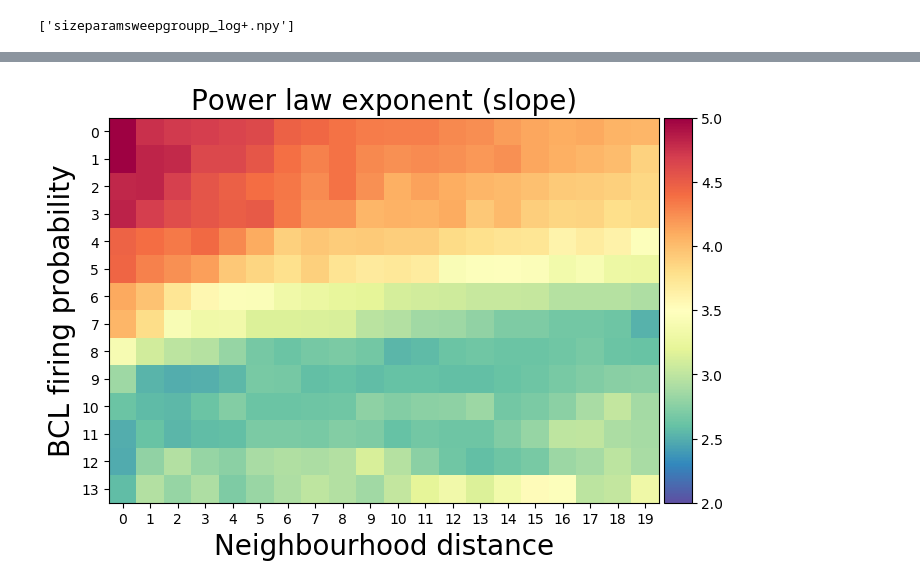
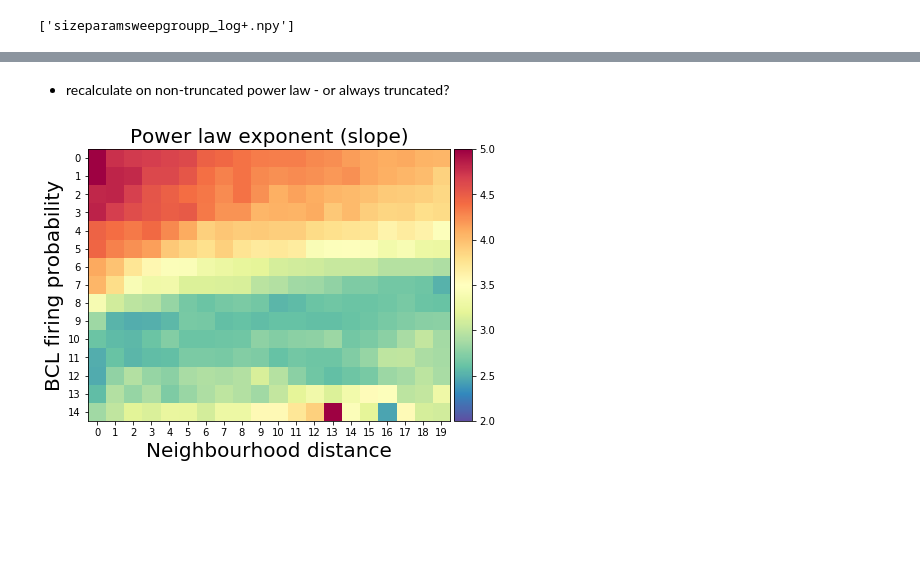
Before and after one commit to dafishcode/suite2p_analysis_py, a Jupyter notebook: avfig2.ipynb, the cells around one changed output, grey strips where cells are left out. Drawn from its saved outputs; the diff is of its cells as text; code cells hidden in the pictures; blank space fills up the shorter version.

```diff
--- a/avfig2.ipynb
+++ b/avfig2.ipynb
@@ -158,3 +92,21 @@ for i in range(shape):
 
 loc1 = np.where(error == heapq.nsmallest(1, error)[-1]) #smallest
 loc2 = np.where(error == heapq.nsmallest(8, error)[-1]) #second smallest
+# %%
+#Minimum variance
+from sklearn.metrics import mean_squared_error
+import heapq
+
+shape = (20*8)
+expsum = np.zeros((len(sparli),shape))
+var = np.full((shape), 1000.0)
+
+for i in range(shape):
+    for t in range(len(sparli)):
+        expsum[t,i] = np.load(sparli[t])[:newshape][i,2]
+    if np.isnan(np.sum(expsum)) == False:
+        var[i] = np.var(expsum[:,i])
+
+loc1 = np.where(var == heapq.nsmallest(1, var)[-1]) #smallest
+loc2 = np.where(var == heapq.nsmallest(2, var)[-1]) #smallest
+loc3 = np.where(var == heapq.nsmallest(3, var)[-1]) #smallest
@@ -161,32 +161,32 @@ loc2 = np.where(error == heapq.nsmallest(8, error)[-1]) #second smallest
+# %% [markdown]
+* recalculate on non-truncated power law - or always truncated?
 # %%
-#CALCULATE AVERAGE PLOT
-#-----------------------
-shape = np.load(sparli[0]).shape[0]
+#MINIMISE VARIANCE IN PARAMETERS - WITH SENSIBLE P-FIRING RANGE (0.470-0.610)
+#-----------------------------------------------------------------------------
+shape = (320)
 expsum = np.zeros((shape))
 for i in range(shape):
     evec = []
     for t in range(len(sparli)):
         evec = np.append(evec, np.load(sparli[t])[i,2])
     evec[np.where(np.isnan(evec) == True)[0]] = 0
     if np.sum(evec == 0) > 0: expsum[i] = np.sum(evec)/(len(evec) - np.sum(evec == 0))
     else: expsum[i] = np.sum(evec)/len(evec)
 
 from mpl_toolkits.axes_grid1 import make_axes_locatable
 f, ax = plt.subplots(figsize = (8,5))
 nnbs = 20
 bcls = np.int(expsum.shape[0]/nnbs)
 expav = expsum.reshape((bcls,nnbs))
-plot1 = ax.imshow(expav[:14], cmap = 'Spectral_r', vmin = 2, vmax = 5)
+plot1 = ax.imshow(expav[:15,:], cmap = 'Spectral_r', vmin = 2, vmax = 5)
 ax.set_title('Power law exponent (slope)', size = '20')
 ax.set_xlabel('Neighbourhood distance', size = '20')
 ax.set_ylabel('BCL firing probability', size = '20')
 ax.locator_params(axis='y', nbins=21)
 ax.locator_params(axis='x', nbins=20)
 divider = make_axes_locatable(ax)
 cax0 = divider.append_axes("right", size="5%", pad=0.05)
 cbar0 = f.colorbar(plot1, cax=cax0)
-os.chdir(Ffig)
-plt.savefig('exponent.png')
 plt.show()
 # %% [output]
-[figure, old version]
+[figure, new version]
```
Also changed, not shown: parts of 76 cells of this notebook, 4 other files.
